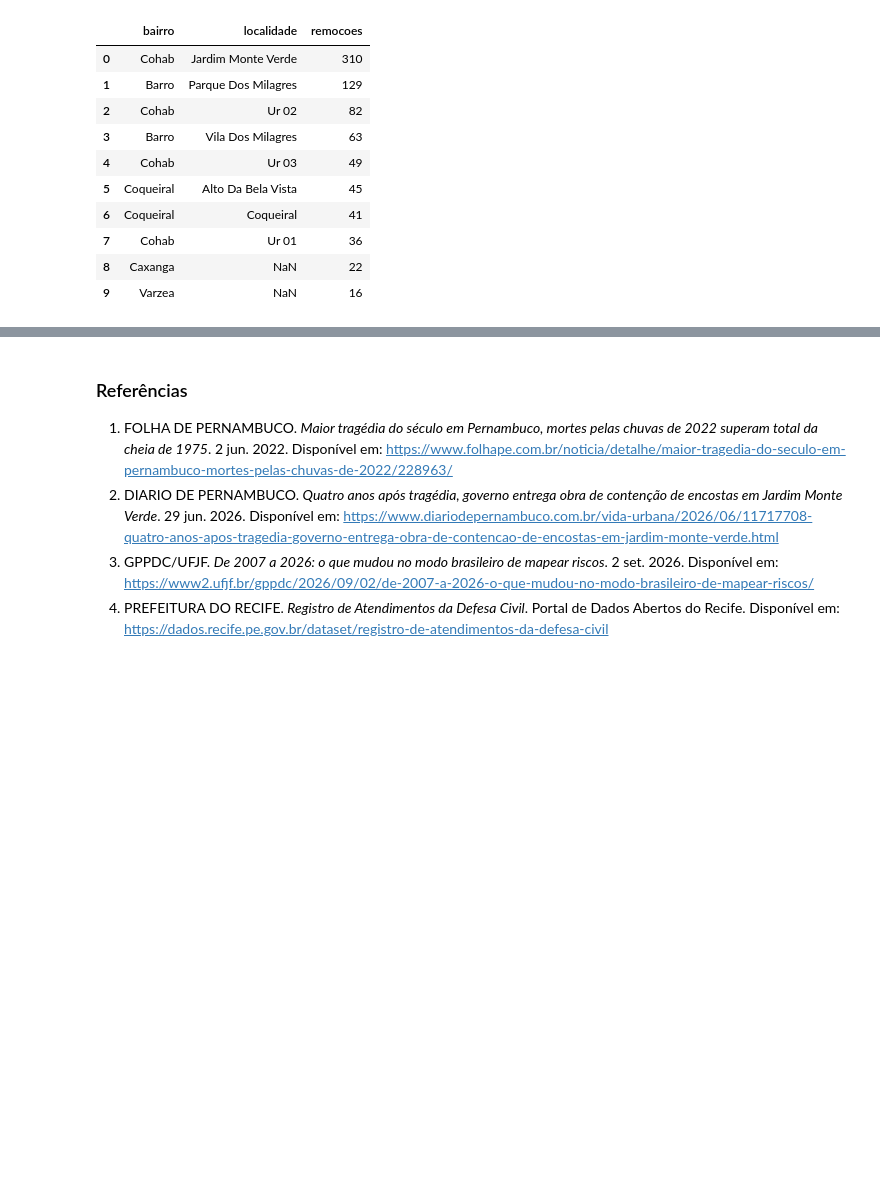
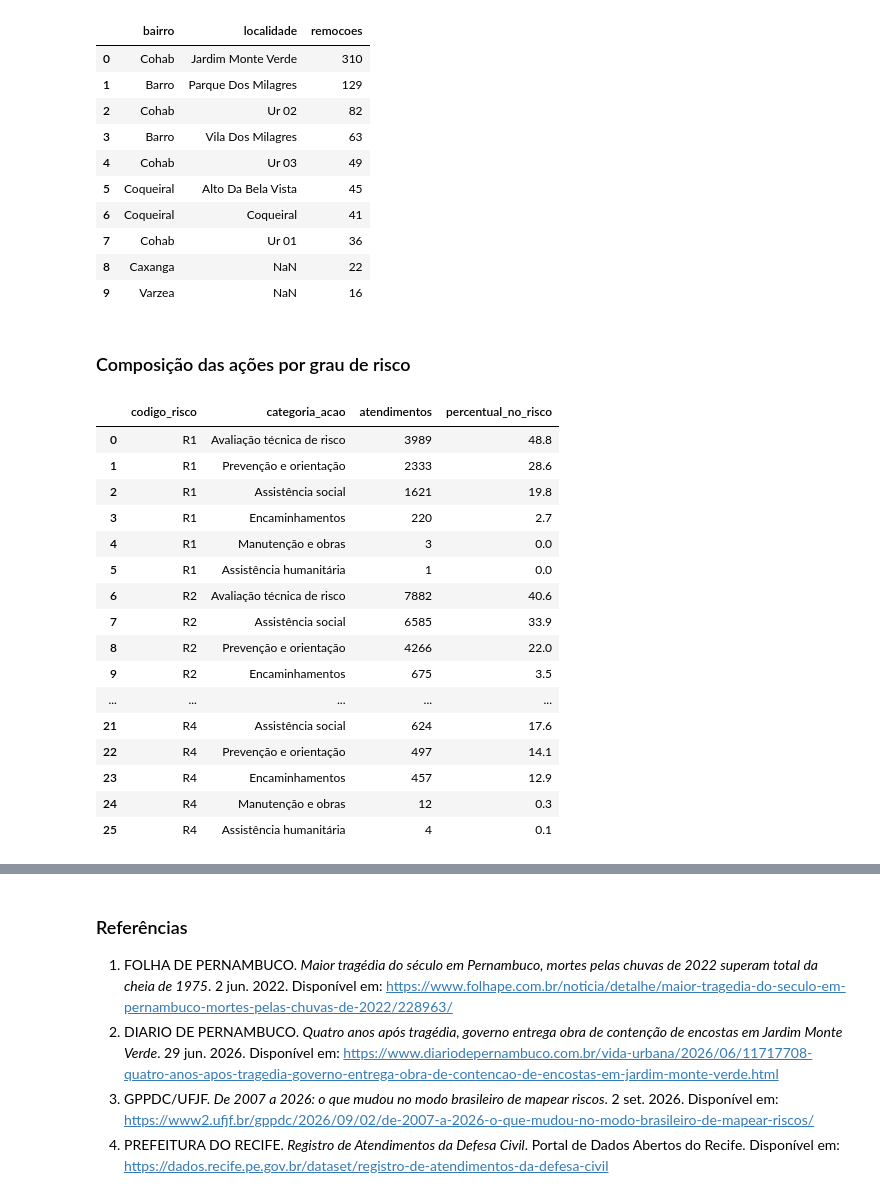
Before and after one commit to mathgoestech/pipeline-defesa-civil-recife, a Jupyter notebook: analises/analise_2_risco_x_tipo_acao.ipynb, the cells around one changed output, grey strips where cells are left out. Saved outputs shown, nothing was run; the diff lists cells and outputs as text; code cells hidden in the pictures; blank space fills up the shorter version.

Commit message:
fix(analise): corrige célula de título, adiciona ressalva sobre Jaboatão e consultas que sustentam o insight

```diff
--- a/analises/analise_2_risco_x_tipo_acao.ipynb
+++ b/analises/analise_2_risco_x_tipo_acao.ipynb
@@ -123,3 +123,26 @@ remocoes
 | 7 | Cohab | Ur 01 | 36 |
 | 8 | Caxanga | NaN | 22 |
 | 9 | Varzea | NaN | 16 |
+# %% [markdown]
+### Composição das ações por grau de risco
+# %%
+consulta = open("../analises/analise_2_prevencao_por_risco.sql", encoding="utf-8").read()
+pd.read_sql(consulta, con=engine)
+# %% [output]
+|  | codigo_risco | categoria_acao | atendimentos | percentual_no_risco |
+| 0 | R1 | Avaliação técnica de risco | 3989 | 48.8 |
+| 1 | R1 | Prevenção e orientação | 2333 | 28.6 |
+| 2 | R1 | Assistência social | 1621 | 19.8 |
+| 3 | R1 | Encaminhamentos | 220 | 2.7 |
+| 4 | R1 | Manutenção e obras | 3 | 0.0 |
+| 5 | R1 | Assistência humanitária | 1 | 0.0 |
+| 6 | R2 | Avaliação técnica de risco | 7882 | 40.6 |
+| 7 | R2 | Assistência social | 6585 | 33.9 |
+| 8 | R2 | Prevenção e orientação | 4266 | 22.0 |
+| 9 | R2 | Encaminhamentos | 675 | 3.5 |
+| ... | ... | ... | ... | ... |
+| 21 | R4 | Assistência social | 624 | 17.6 |
+| 22 | R4 | Prevenção e orientação | 497 | 14.1 |
+| 23 | R4 | Encaminhamentos | 457 | 12.9 |
+| 24 | R4 | Manutenção e obras | 12 | 0.3 |
+| 25 | R4 | Assistência humanitária | 4 | 0.1 |
```
Also changed, not shown: parts of 9 cells of this notebook, 1 other file.
